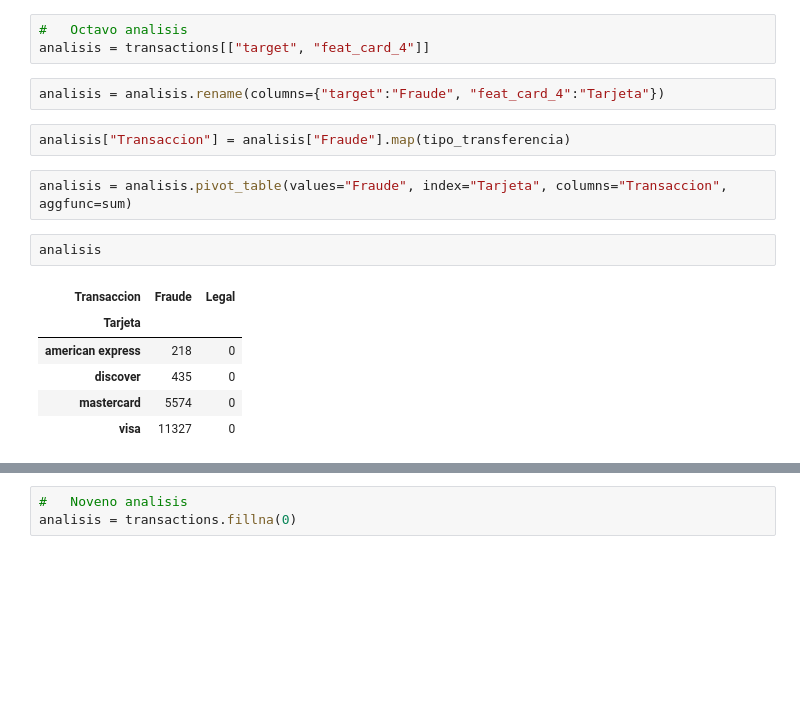
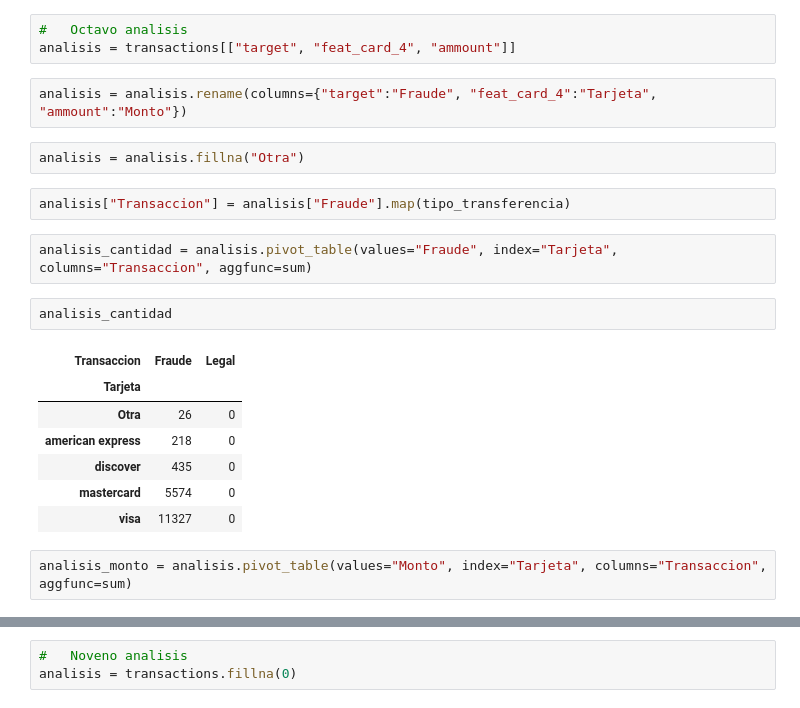
Before and after one commit to Brucejr09/Org-de-Datos-106828, a Jupyter notebook: analisis.ipynb, the cells around one changed output, grey strips where cells are left out. Cells and saved outputs as stored; diff of their text form; blank space fills up the shorter version.

```diff
--- a/analisis.ipynb
+++ b/analisis.ipynb
@@ -127,19 +174,24 @@ analisis.describe()
 | max | 4.000000 | 0.0 | 0.000228 |
 # %%
 #   Octavo analisis
-analisis = transactions[["target", "feat_card_4"]]
+analisis = transactions[["target", "feat_card_4", "ammount"]]
 # %%
-analisis = analisis.rename(columns={"target":"Fraude", "feat_card_4":"Tarjeta"})
+analisis = analisis.rename(columns={"target":"Fraude", "feat_card_4":"Tarjeta", "ammount":"Monto"})
+# %%
+analisis = analisis.fillna("Otra")
 # %%
 analisis["Transaccion"] = analisis["Fraude"].map(tipo_transferencia)
 # %%
-analisis = analisis.pivot_table(values="Fraude", index="Tarjeta", columns="Transaccion", aggfunc=sum)
+analisis_cantidad = analisis.pivot_table(values="Fraude", index="Tarjeta", columns="Transaccion", aggfunc=sum)
-# %%
-analisis
-# %% [output]
-| Transaccion | Fraude | Legal |
-| Tarjeta |  |  |
-| american express | 218 | 0 |
-| discover | 435 | 0 |
-| mastercard | 5574 | 0 |
-| visa | 11327 | 0 |
+# %%
+analisis_cantidad
+# %% [output]
+| Transaccion | Fraude | Legal |
+| Tarjeta |  |  |
+| Otra | 26 | 0 |
+| american express | 218 | 0 |
+| discover | 435 | 0 |
+| mastercard | 5574 | 0 |
+| visa | 11327 | 0 |
+# %%
+analisis_monto = analisis.pivot_table(values="Monto", index="Tarjeta", columns="Transaccion", aggfunc=sum)
```
Also changed, not shown: parts of 19 cells of this notebook, 1 other file.
